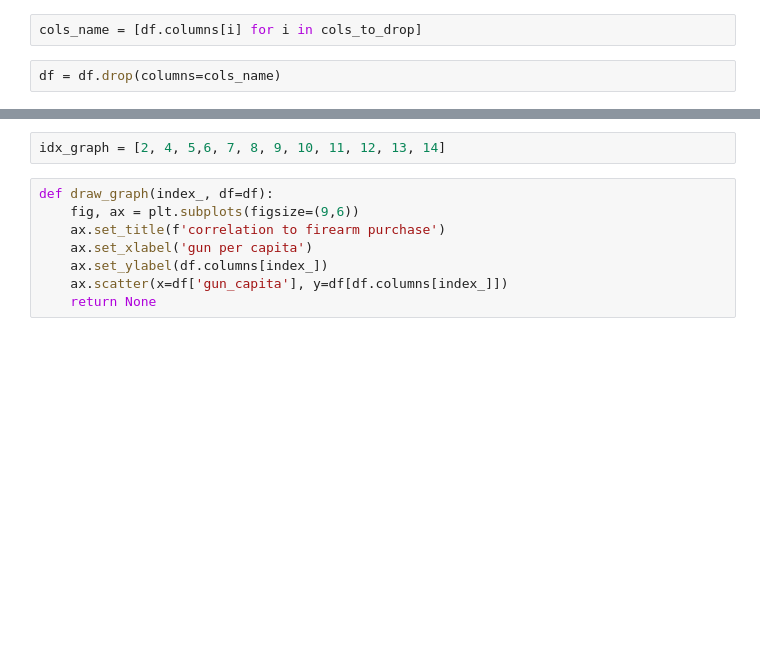
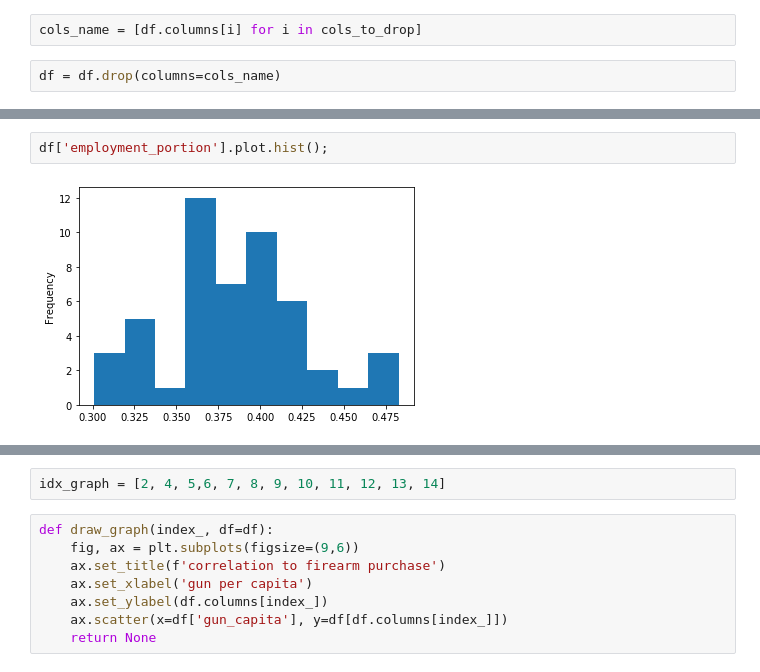
Before and after one commit to binh-bk/data_analytics, a Jupyter notebook: Data_wrangle/fbi_gun_data_v1.3.ipynb, the cells around one changed output, grey strips where cells are left out. Drawn from its saved outputs; the diff is of its cells as text; blank space fills up the shorter version.

```diff
--- a/Data_wrangle/fbi_gun_data_v1.3.ipynb
+++ b/Data_wrangle/fbi_gun_data_v1.3.ipynb
@@ -550,0 +582,4 @@ df['gun_capita'] = df['gun_sales']/df[df.columns[1]]
+# %%
+df['employment_portion'].plot.hist();
+# %% [output]
+[figure, added]
```
Also changed, not shown: parts of 33 cells of this notebook, 5 other files.
